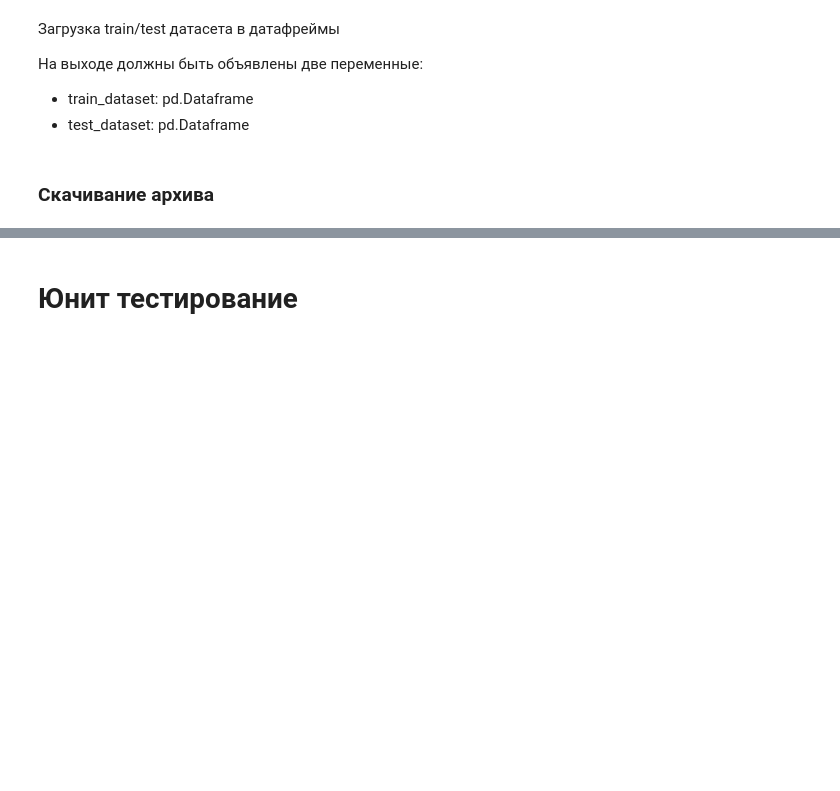
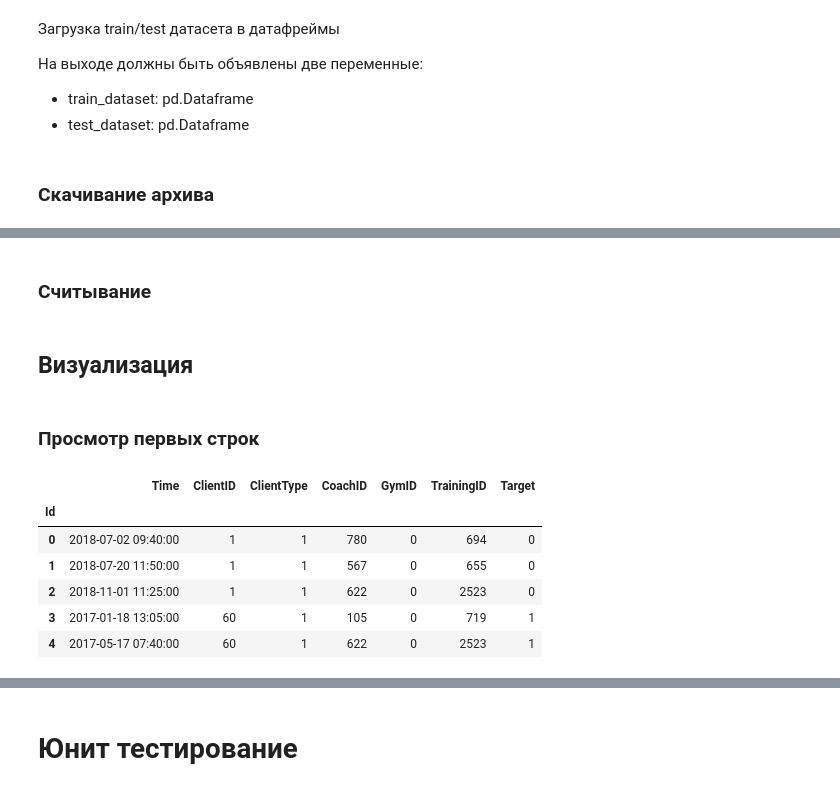
Before and after one commit to alex-kozinov/ml_competitions, a Jupyter notebook: kaggle/ML Posterior. Gym training prediction/solution.ipynb, the cells around one changed output, grey strips where cells are left out. Saved outputs shown, nothing was run; the diff lists cells and outputs as text; code cells hidden in the pictures; blank space fills up the shorter version.

```diff
--- a/kaggle/ML Posterior. Gym training prediction/solution.ipynb
+++ b/kaggle/ML Posterior. Gym training prediction/solution.ipynb
@@ -93,6 +134,8 @@ mkdir: cannot create directory ‘/root/.kaggle’: File exists
 # %% [markdown]
 Подключение к Google.Drive в случае работы c Google.Colab
 # %%
-WORK_DIR = os.path.join(DRIVE_DIR, 'projects', PROJECT_NAME) if USE_COLAB else './'
+PROJECT_DIR = os.path.join(DRIVE_DIR, 'projects', PROJECT_NAME) if USE_COLAB else './'
+WORK_DIR = '/content' if USE_COLAB else PROJECT_DIR
+print(f"Project directory is {PROJECT_DIR}")
 print(f"Working directory is {WORK_DIR}")
 # %% [output]
@@ -118,0 +179,8 @@ Working directory is /content/drive/My Drive/projects/Kaggle. ML Posterior. Gym
+# %%
+src_train_file_path = os.path.join(data_dir_path, 'train.csv.zip')
+src_test_file_path = os.path.join(data_dir_path, 'test.csv.zip')
+dist_data_dir = os.path.join(WORK_DIR, 'data')
+!unzip -o "$src_train_file_path" -d "$dist_data_dir" > /dev/null
+!unzip -o "$src_test_file_path" -d "$dist_data_dir" > /dev/null
+# %% [markdown]
+### Считывание
@@ -118,0 +193,14 @@ Working directory is /content/drive/My Drive/projects/Kaggle. ML Posterior. Gym
+# %% [markdown]
+## Визуализация
+# %% [markdown]
+### Просмотр первых строк
+# %%
+train_dataset.head()
+# %% [output]
+|  | Time | ClientID | ClientType | CoachID | GymID | TrainingID | Target |
+| Id |  |  |  |  |  |  |  |
+| 0 | 2018-07-02 09:40:00 | 1 | 1 | 780 | 0 | 694 | 0 |
+| 1 | 2018-07-20 11:50:00 | 1 | 1 | 567 | 0 | 655 | 0 |
+| 2 | 2018-11-01 11:25:00 | 1 | 1 | 622 | 0 | 2523 | 0 |
+| 3 | 2017-01-18 13:05:00 | 60 | 1 | 105 | 0 | 719 | 1 |
+| 4 | 2017-05-17 07:40:00 | 60 | 1 | 622 | 0 | 2523 | 1 |
```
Also changed, not shown: parts of 34 cells of this notebook.
